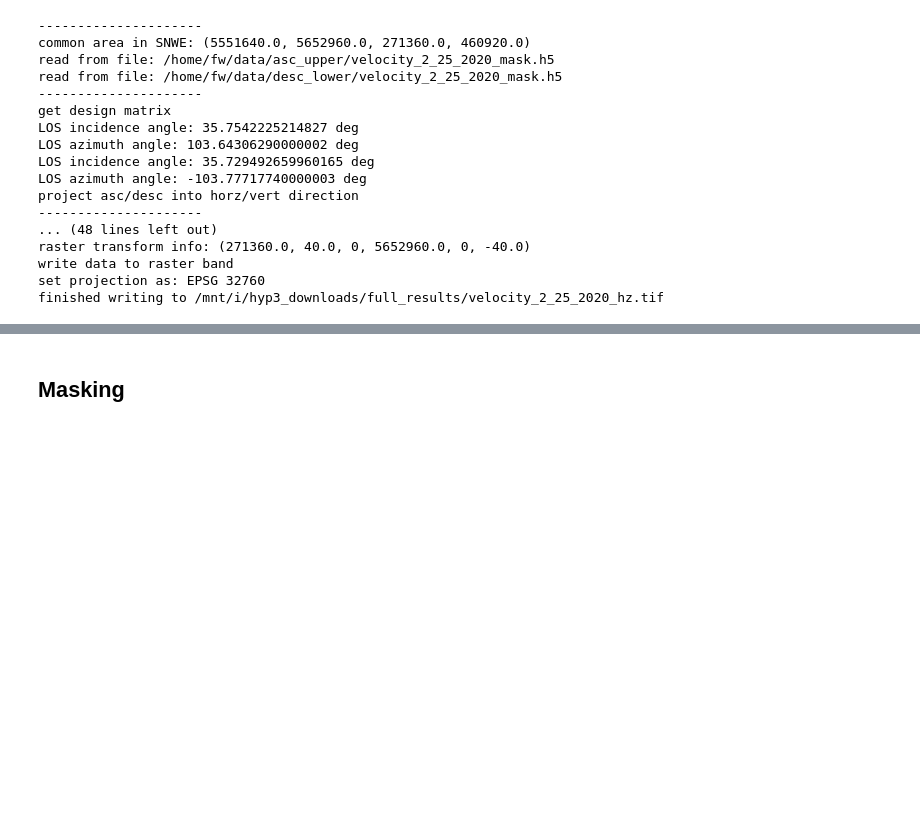
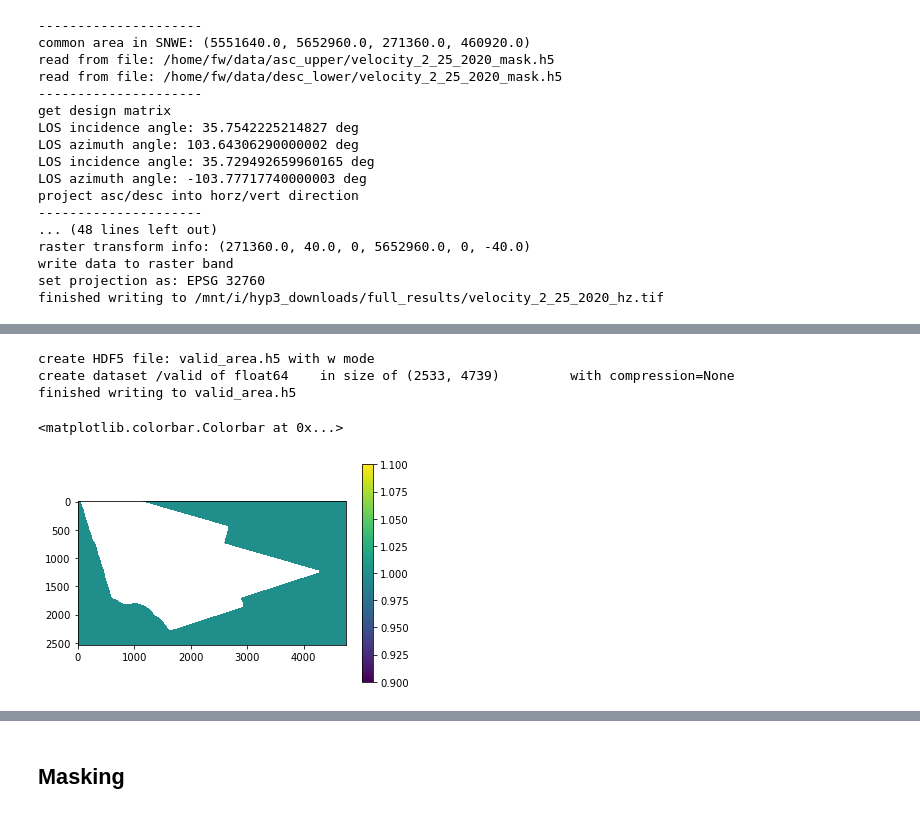
Before and after one commit to forrestfwilliams/hyp3_insar, a Jupyter notebook: combine_and_mask.ipynb, the cells around one changed output, grey strips where cells are left out. Saved outputs shown, nothing was run; the diff lists cells and outputs as text; code cells hidden in the pictures; blank space fills up the shorter version.

```diff
--- a/combine_and_mask.ipynb
+++ b/combine_and_mask.ipynb
@@ -64,0 +70,13 @@ finished writing to /mnt/i/hyp3_downloads/full_results/velocity_2_25_2020_hz.tif
+# %%
+data, atr = readfile.read('velocity_2_25_2020_up.h5')
+null = np.isnan(data).astype(float)
+null[null==0] = np.nan
+writefile.write({'valid':null},'valid_area.h5',ref_file='velocity_2_25_2020_up.h5')
+plt.imshow(null)
+plt.colorbar()
+# %% [output]
+create HDF5 file: valid_area.h5 with w mode
+create dataset /valid of float64    in size of (2533, 4739)         with compression=None
+finished writing to valid_area.h5
+<matplotlib.colorbar.Colorbar at 0x...>
+[figure, added]
```
Also changed, not shown: parts of 2 cells of this notebook, 2 other files.
